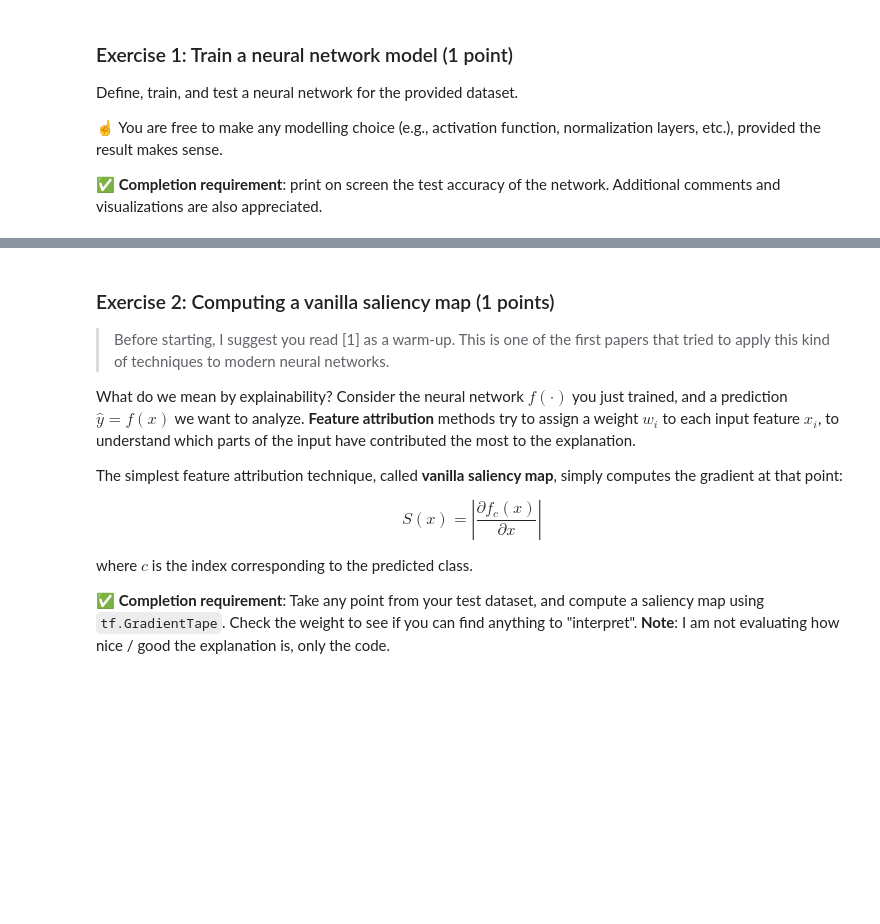
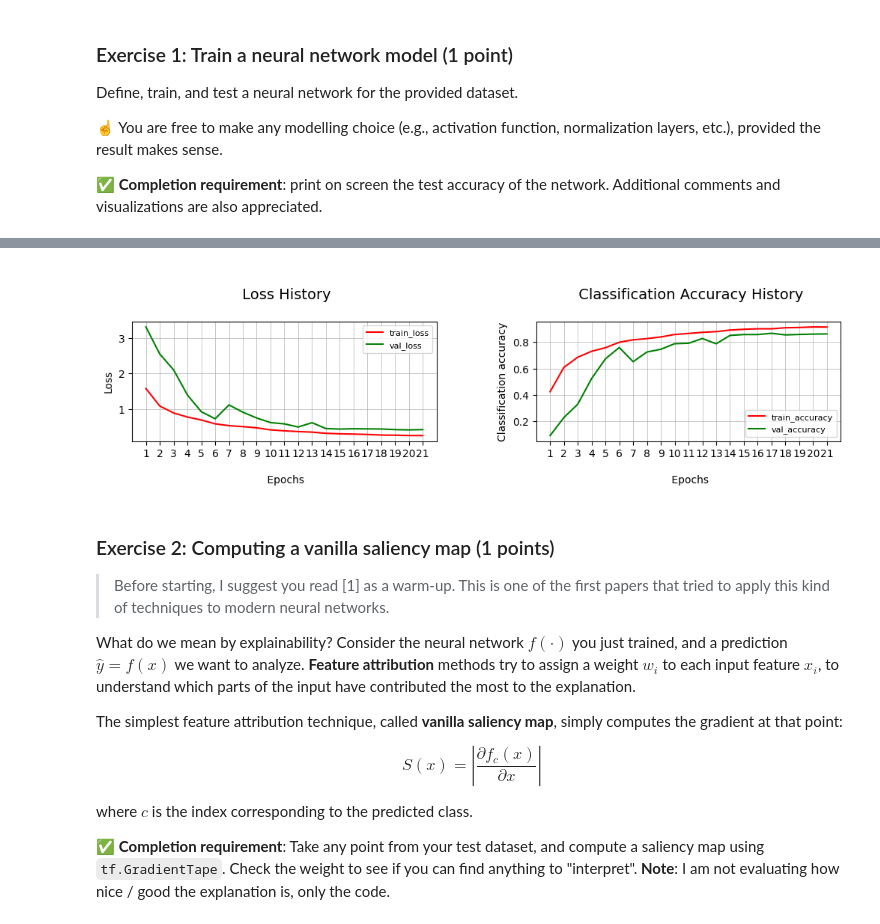
Before and after one commit to LM1997610/NeuralNetworks, a Jupyter notebook: NNDS_2023_Homework.ipynb, the cells around one changed output, grey strips where cells are left out. Drawn from its saved outputs; the diff is of its cells as text; code cells hidden in the pictures; blank space fills up the shorter version.

```diff
--- a/NNDS_2023_Homework.ipynb
+++ b/NNDS_2023_Homework.ipynb
@@ -145,7 +143,7 @@ model.add(tf.keras.layers.Dense(10))
 
 lr = 0.001
 weight_decay = 0.0001
-milestones = [5, 9, 13, 17]
+milestones = [8, 13, 17]
 gamma = 0.5
 n_epoches = 21
 
@@ -171,4 +187,5 @@ history = model.fit(train_data, epochs=n_epoches, validation_data = val_data, ca
 print()
 test_loss, test_acc = model.evaluate(test_data, verbose=1)
 
-do_plot(history, 15)
+do_plot(history, 21)
+# %% [output]
@@ -175,3 +193,4 @@ do_plot(history, 15)
+[figure, added]
 # %% [markdown]
 ### Exercise 2: Computing a vanilla saliency map (1 points)
 
```
Also changed, not shown: parts of 8 cells of this notebook.
